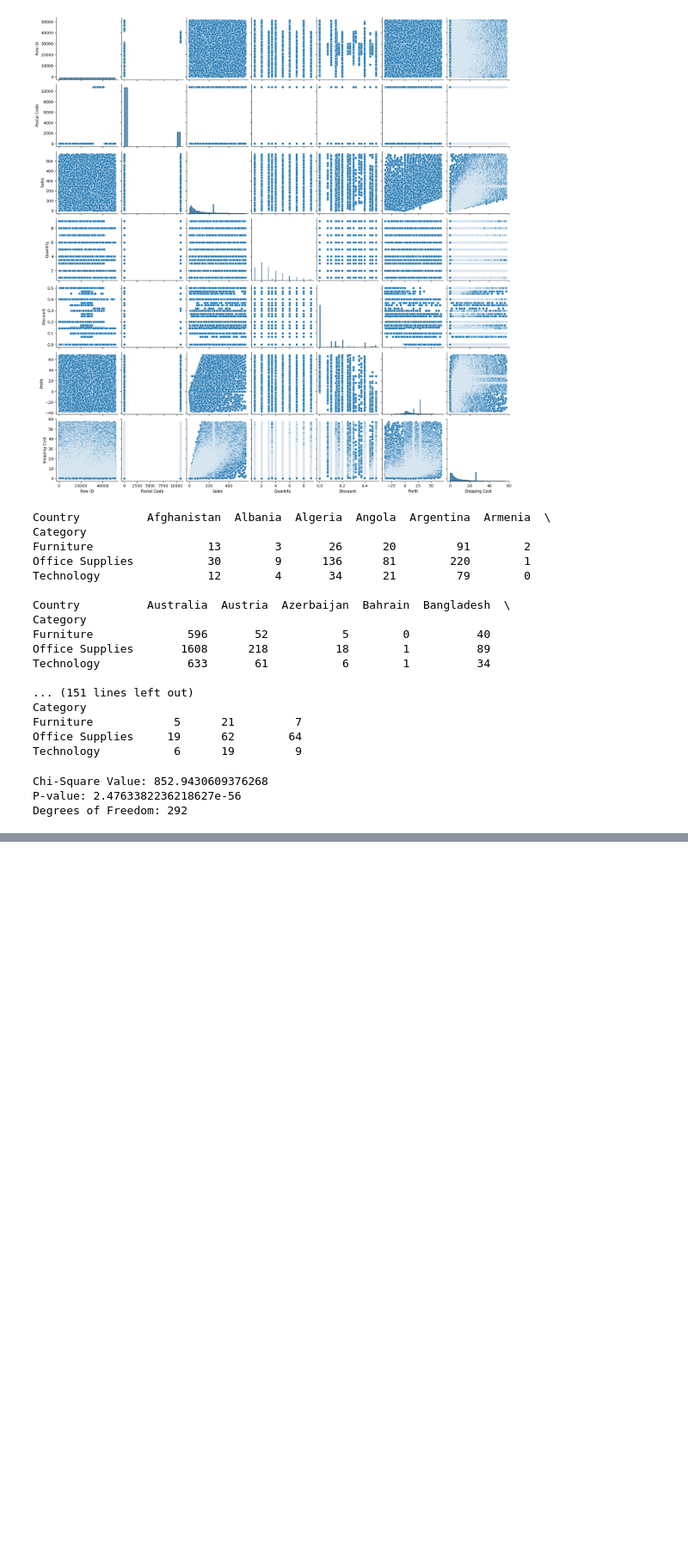
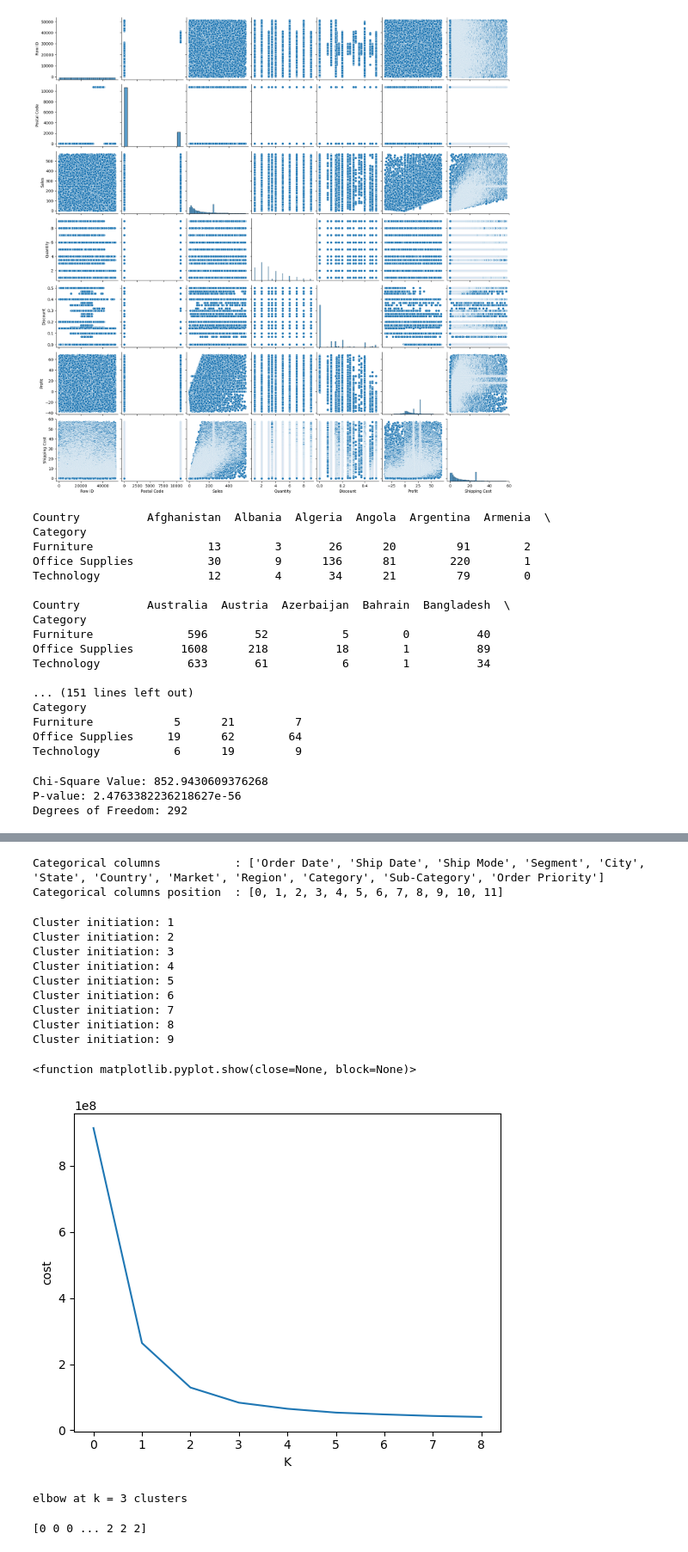
Before and after one commit to ApollonGT/mc-2023-moukrioti, a Jupyter notebook: Code1.ipynb, the cells around one changed output, grey strips where cells are left out. Shown at 86% size. Cells and saved outputs as stored; diff of their text form; code cells hidden in the pictures; blank space fills up the shorter version.

Commit message:
Clustering

```diff
--- a/Code1.ipynb
+++ b/Code1.ipynb
@@ -676,0 +703,7 @@ Degrees of Freedom: 292
+# %%
+#let's check if there is any abnormal values in  the categorical variables:
+
+df_cat=df[['Order Date','Ship Date','Ship Mode', 'Segment','City','State','Country', 'Market','Region','Category', 'Sub-Category','Order Priority']]
+
+for i in df_cat.columns:
+    print(df_cat[i].unique())
@@ -676,0 +788,7 @@ Degrees of Freedom: 292
+# %%
+# Decode categorical data because k-prototype works with raw categorical data
+
+for i in df_cat.columns:
+     df[i]=df[i].astype(int)
+for col_name in df_cat.columns:
+    df[col_name] = encoders[col_name].inverse_transform(df[col_name])
@@ -676,0 +815,45 @@ Degrees of Freedom: 292
+# %%
+# Get the position of categorical columns
+
+catColumnsPos = [df.columns.get_loc(col) for col in list(df.select_dtypes('object').columns)]
+
+print('Categorical columns           : {}'.format(list(df.select_dtypes('object').columns)))
+print('Categorical columns position  : {}'.format(catColumnsPos))
+# %% [output]
+Categorical columns           : ['Order Date', 'Ship Date', 'Ship Mode', 'Segment', 'City', 'State', 'Country', 'Market', 'Region', 'Category', 'Sub-Category', 'Order Priority']
+Categorical columns position  : [0, 1, 2, 3, 4, 5, 6, 7, 8, 9, 10, 11]
+# %%
+# Convert dataframe to matrix
+
+dfMatrix = df.to_numpy()
+# %%
+#Elbow method to detect number of K
+
+from kmodes.kprototypes import KPrototypes
+
+cost = []
+for cluster in range(1, 10):
+    try:
+        kprototype = KPrototypes(n_jobs = -1, n_clusters = cluster, init = 'Huang', random_state = 0)
+        kprototype.fit_predict(dfMatrix, categorical = catColumnsPos)
+        cost.append(kprototype.cost_)
+        print('Cluster initiation: {}'.format(cluster))
+    except:
+        break
+
+plt.plot(cost)
+plt.xlabel('K')
+plt.ylabel('cost')
+plt.show
+# %% [output]
+Cluster initiation: 1
+Cluster initiation: 2
+Cluster initiation: 3
+Cluster initiation: 4
+Cluster initiation: 5
+Cluster initiation: 6
+Cluster initiation: 7
+Cluster initiation: 8
+Cluster initiation: 9
+<function matplotlib.pyplot.show(close=None, block=None)>
+[figure, added]
@@ -676,0 +862,14 @@ Degrees of Freedom: 292
+# %%
+# cost (sum distance): confirm visual clue of elbow plot
+# KneeLocator class will detect elbows if curve is convex; if concave, will detect knees
+
+from kneed import KneeLocator
+cost_knee_c3 = KneeLocator(
+        x=range(1,10),
+        y=cost,
+        S=0.1, curve="convex", direction="decreasing", online=True)
+
+K_cost_c3 = cost_knee_c3.elbow
+print("elbow at k =", f'{K_cost_c3:.0f} clusters')
+# %% [output]
+elbow at k = 3 clusters
@@ -676,0 +881,7 @@ Degrees of Freedom: 292
+# %%
+#predict the labels of clusters.
+
+label = kprototype.fit_predict(dfMatrix, categorical = catColumnsPos)
+print(label)
+# %% [output]
+[0 0 0 ... 2 2 2]
```
Also changed, not shown: parts of 33 cells of this notebook.
